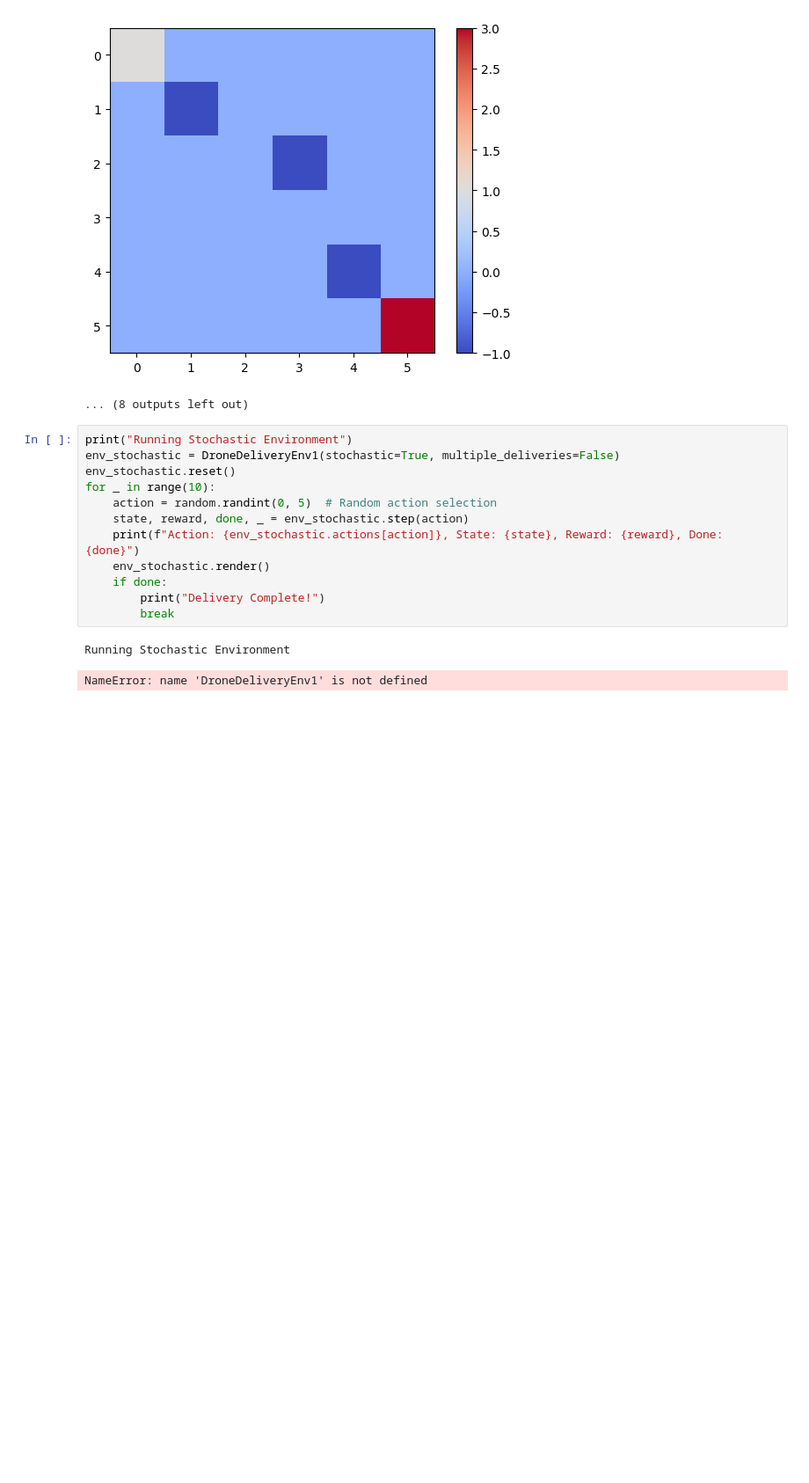
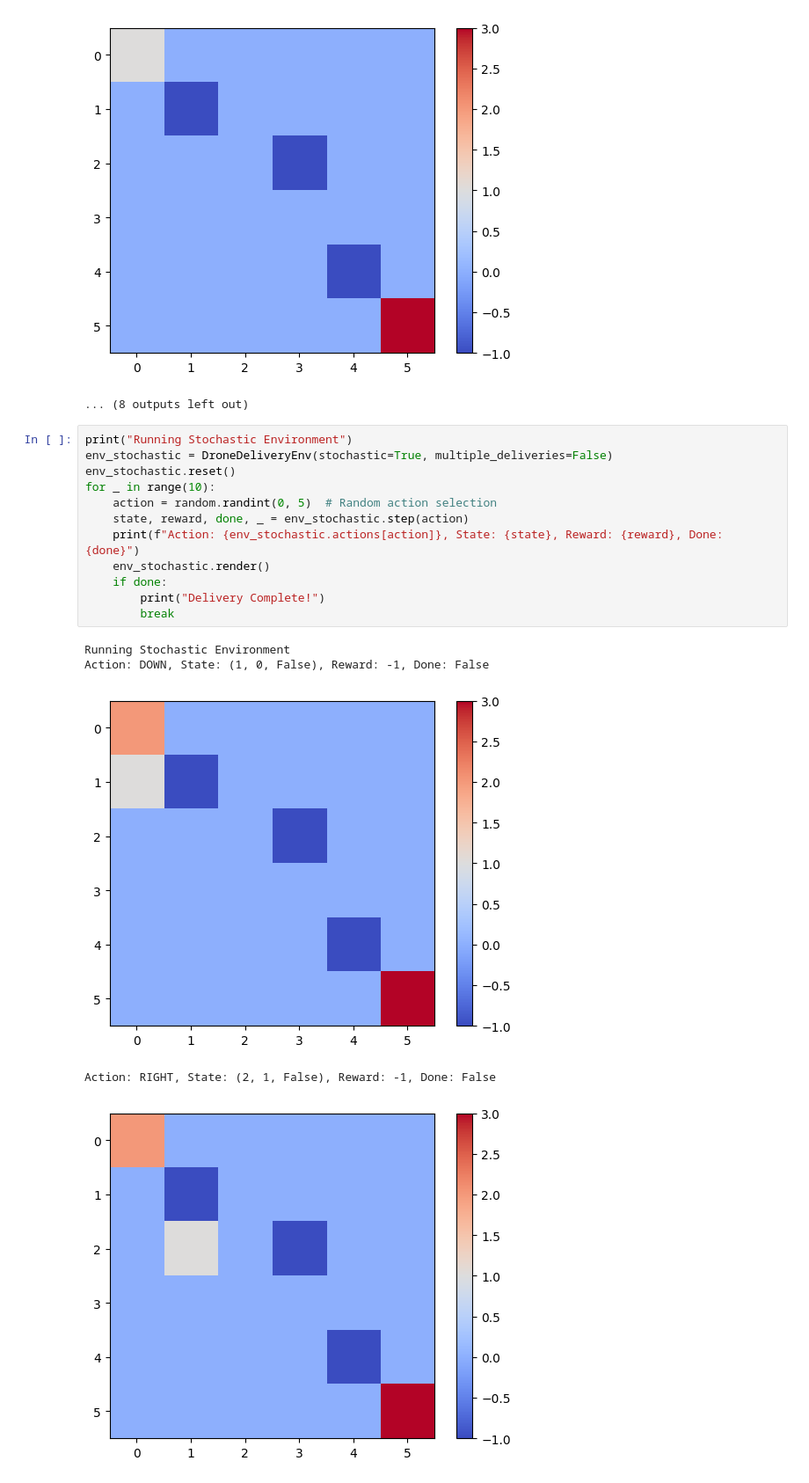
Before and after one commit to ruthvik-30/RL-A1-Defining-and-solving-RL-environments, a Jupyter notebook: part1.ipynb, the cells around one changed output. Shown: that part at 88% size. Cells and saved outputs as stored; diff of their text form; blank space fills up the shorter version.

Commit message:
ran the random agent for stochastic environment

```diff
--- a/part1.ipynb
+++ b/part1.ipynb
@@ -134,16 +134,19 @@ Action: DROPOFF, State: (0, 0, True), Reward: -1, Done: False
 ... (8 outputs left out)
 # %%
 print("Running Stochastic Environment")
-env_stochastic = DroneDeliveryEnv1(stochastic=True, multiple_deliveries=False)
+env_stochastic = DroneDeliveryEnv(stochastic=True, multiple_deliveries=False)
 env_stochastic.reset()
 for _ in range(10):
     action = random.randint(0, 5)  # Random action selection
     state, reward, done, _ = env_stochastic.step(action)
     print(f"Action: {env_stochastic.actions[action]}, State: {state}, Reward: {reward}, Done: {done}")
     env_stochastic.render()
     if done:
         print("Delivery Complete!")
         break
 # %% [output]
 Running Stochastic Environment
+Action: DOWN, State: (1, 0, False), Reward: -1, Done: False
+[figure, added]
-NameError: name 'DroneDeliveryEnv1' is not defined
+Action: RIGHT, State: (2, 1, False), Reward: -1, Done: False
+[figure, added]
```
Also changed, not shown: parts of 1 cell of this notebook.
